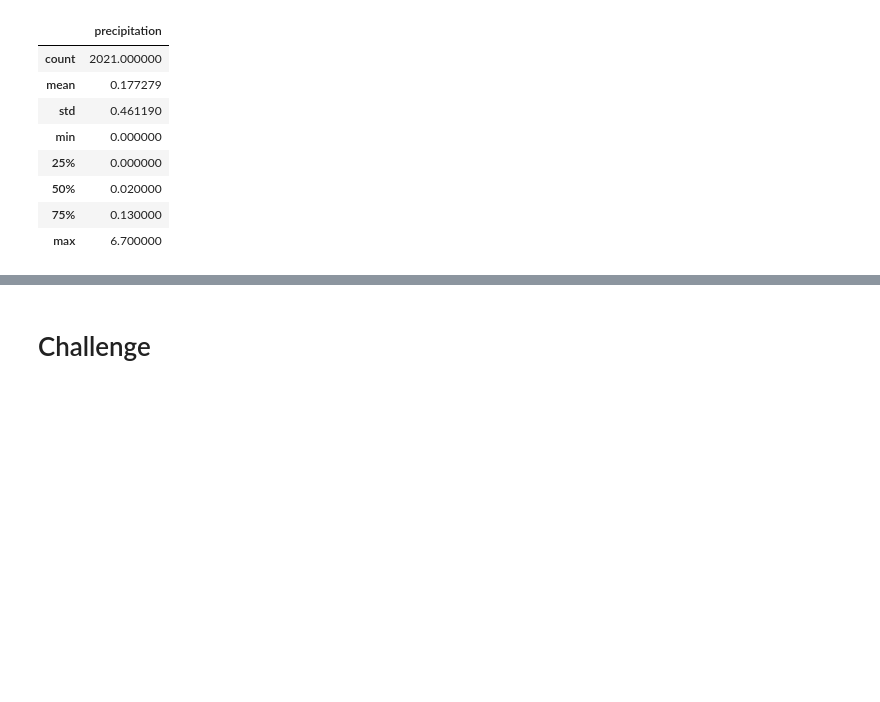
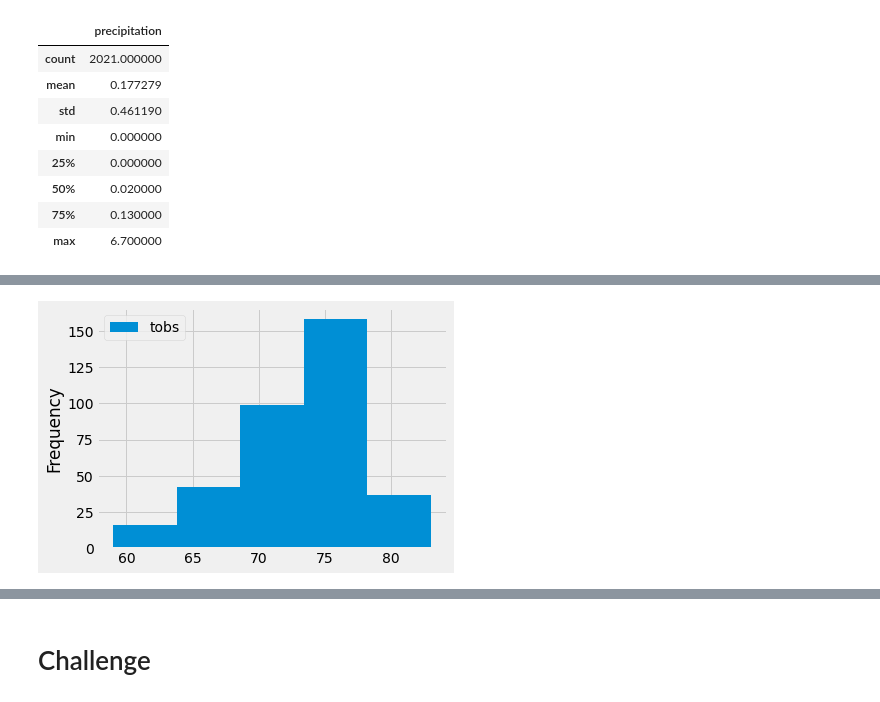
Before and after one commit to jbalaszi/surf_up, a Jupyter notebook: climate_analysis.ipynb, the cells around one changed output, grey strips where cells are left out. Drawn from its saved outputs; the diff is of its cells as text; code cells hidden in the pictures; blank space fills up the shorter version.

```diff
--- a/climate_analysis.ipynb
+++ b/climate_analysis.ipynb
@@ -83,0 +115,7 @@ df.describe()
+# %%
+#Skill Drill - 5 bins
+# Plot Temp. Observations on histogram
+df.plot.hist(bins=5)
+plt.tight_layout()
+# %% [output]
+[figure, added]
```
Also changed, not shown: parts of 5 cells of this notebook, 1 other file.
